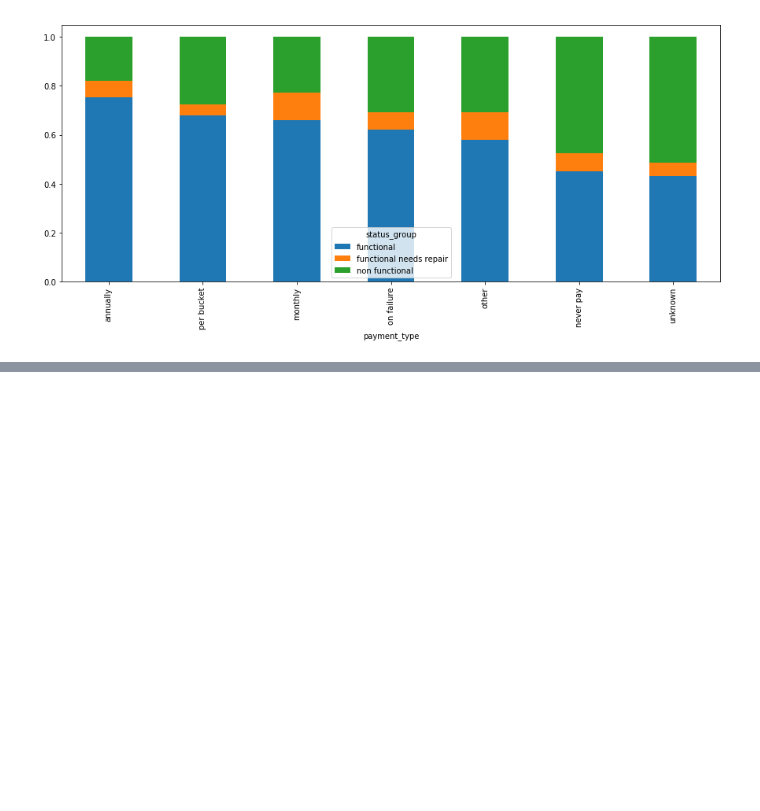
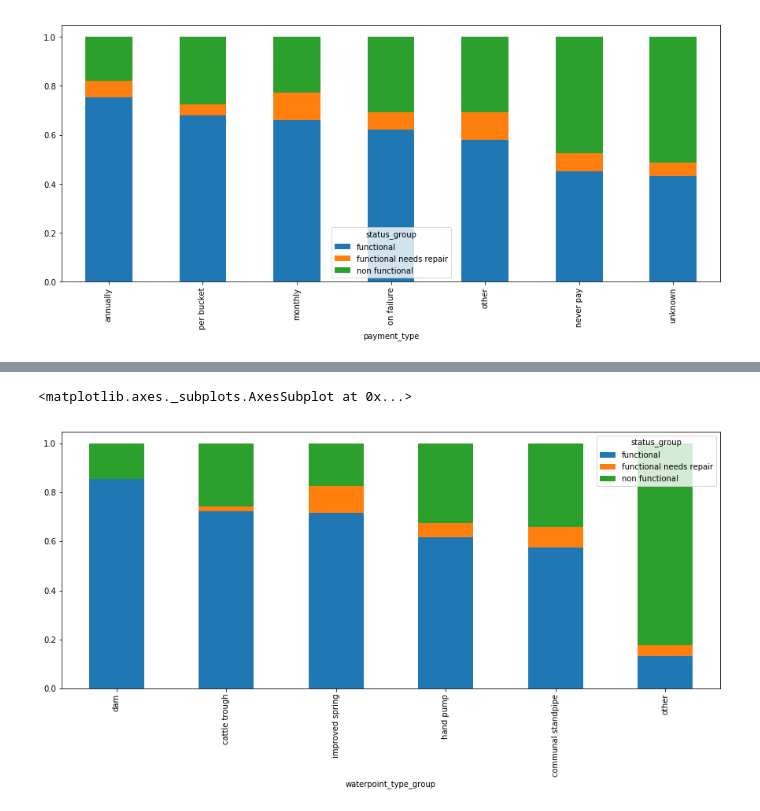
Before and after one commit to JohnErnestBonanno/WaterPump, a Jupyter notebook: Cleaning_WaterPump.ipynb, the cells around one changed output, grey strips where cells are left out. Drawn from its saved outputs; the diff is of its cells as text; code cells hidden in the pictures; blank space fills up the shorter version.

```diff
--- a/Cleaning_WaterPump.ipynb
+++ b/Cleaning_WaterPump.ipynb
@@ -403,0 +338,8 @@ train.groupby('subvillage').status_group.value_counts(
+# %%
+#water_type_group
+train.groupby('waterpoint_type_group').status_group.value_counts(
+    normalize = True).unstack().sort_values(['functional'],ascending=False).plot(
+    kind='bar',stacked = True)
+# %% [output]
+<matplotlib.axes._subplots.AxesSubplot at 0x...>
+[figure, added]
```
Also changed, not shown: parts of 25 cells of this notebook.
